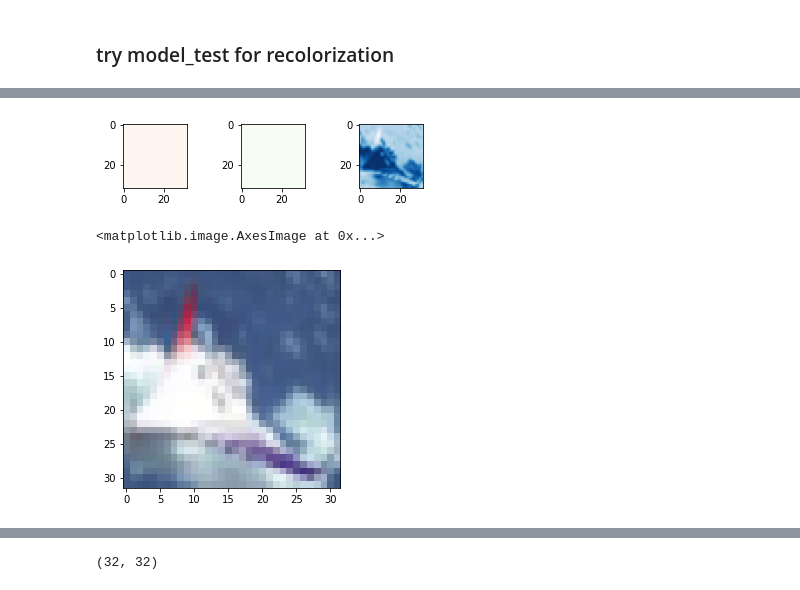
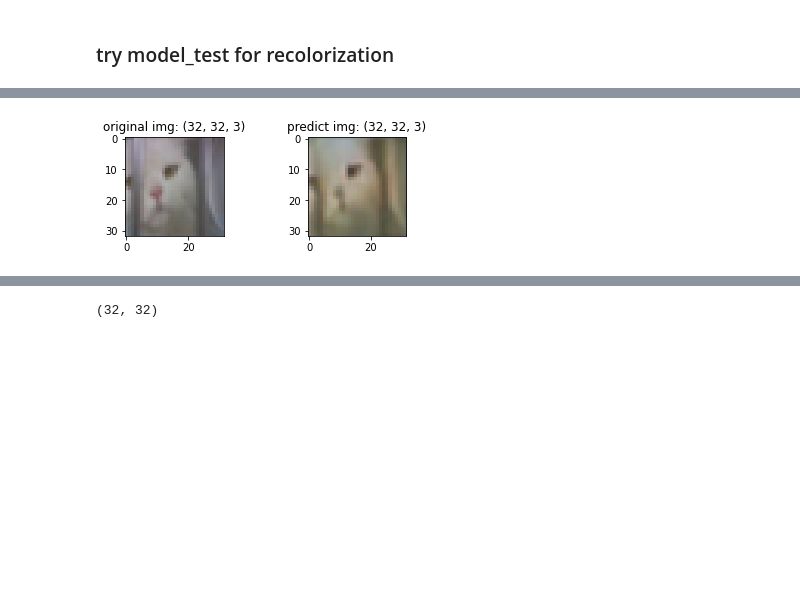
Before and after one commit to unofficial-Jona/ACML, a Jupyter notebook: convolutional autoencoders.ipynb, the cells around one changed output, grey strips where cells are left out. Drawn from its saved outputs; the diff is of its cells as text; code cells hidden in the pictures; blank space fills up the shorter version.

```diff
--- a/convolutional autoencoders.ipynb
+++ b/convolutional autoencoders.ipynb
@@ -414,7 +450,7 @@ small_model_color.add(UpSampling2D())
 small_model_color.add(Conv2D(16, kernel_size = (3,3), padding='same',  activation='relu'))
 small_model_color.add(UpSampling2D())
 small_model_color.add(Conv2D(8, (3,3), padding='same', activation='relu'))
-small_model_color.add(Conv2D(1, (3,3), padding='same', activation='relu'))
+small_model_color.add(Conv2D(1, (3,3), padding='same', activation='sigmoid'))
 
 
 small_model_color.compile(
@@ -444,11 +480,10 @@ Non-trainable params: 0
 _________________________________________________________________
 # %%
 def pred_3_col_chan():
-  predictions = np.zeros(X_test.shape)
+  X_test_col = np.zeros(X_test.shape).reshape(6000, 32, 32, 3)
+  X_train_col = np.zeros(X_train.shape).reshape(48000, 32, 32, 3)
 
   for i in range(3):
-
-
     current_X = X_train[:,:,:,i]
     current_X = current_X.reshape(48000, 32, 32, 1)
     small_model_color.compile(
@@ -457,12 +492,15 @@ def pred_3_col_chan():
       metrics=[keras.metrics.MeanAbsoluteError(),
               keras.metrics.CosineSimilarity(),
               keras.metrics.Accuracy()])
-    small_model_color.summary()
-    small_model_color.fit(current_X, current_X, epochs=10, verbose=1)
+    # small_model_color.summary()
+
+    small_model_color.fit(X_train_bw, current_X, epochs=10, verbose=1)
 
 
-    curr_predictions = small_model_color.predict(X_test, verbose=1)
-    predictions[:,:,:,i] = curr_predictions
-  return predictions
-single_color_predict = pred_3_col_chan()
+    curr_predictions_X_test = small_model_color.predict(X_test_bw, verbose=1)
+    curr_predictions_X_train = small_model_color.predict(X_train_bw, verbose=1)
+    X_test_col[:,:,:,i] = curr_predictions_X_test.reshape(6000, 32, 32)
+    X_train_col[:,:,:,i] = curr_predictions_X_train.reshape(48000, 32, 32)
+  return X_test_col, X_train_col
+X_test_col, X_train_col = pred_3_col_chan()
 # %% [output]
@@ -492,17 +523,0 @@ plt.imshow(X_train[1,:,:,0], cmap='Blues')
-# %%
-test = np.zeros((32,32,))
-#test[:,:,1] = X_train[0,:,:,1]
-# test = test.reshape((32,32,1))
-
-
-for i, col in zip(range(3), ['Reds', 'Greens', 'Blues']):
-  img = np.stack((np.zeros((32,32)), np.zeros((32,32)), X_train[0,:,:,i]),2).reshape(32,32,3)
-  curr_img = img[:,:,i]
-  plt.subplot(int('33' + f'{i+1}')).imshow(curr_img, cmap= col)
-# %% [output]
-[figure, removed]
-# %%
-plt.imshow( X_train[0])
-# %% [output]
-<matplotlib.image.AxesImage at 0x...>
-[figure, removed]
@@ -510,0 +524,4 @@ plt.show()
+# %%
+img_compare(X_test[45], X_test_col[45])
+# %% [output]
+[figure, added]
```
Also changed, not shown: parts of 14 cells of this notebook.
